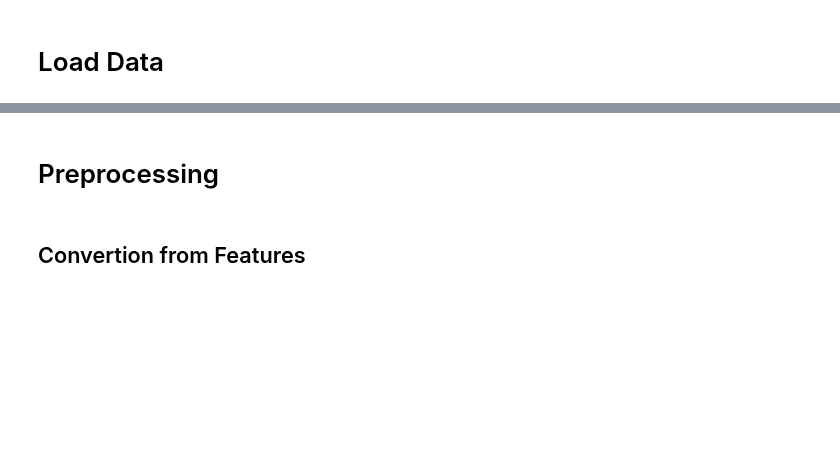
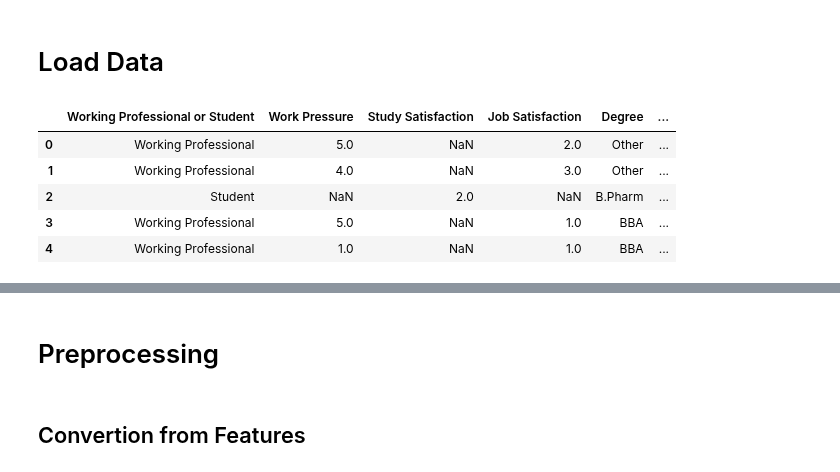
Before and after one commit to mailmezorro/playground-series-s4e11, a Jupyter notebook: Preprocessing/playground-series-s4e11-preprocessing.ipynb, the cells around one changed output, grey strips where cells are left out. Cells and saved outputs as stored; diff of their text form; code cells hidden in the pictures; blank space fills up the shorter version.

```diff
--- a/Preprocessing/playground-series-s4e11-preprocessing.ipynb
+++ b/Preprocessing/playground-series-s4e11-preprocessing.ipynb
@@ -60,3 +61,12 @@ original_data = pd.read_csv(data_path + '/depression-surveydataset-for-analysis/
 
 train_concat_data = pd.read_csv(data_path + '/s4-e11-train-concat/s4-e11-train-concat.csv')
 test_concat_data = pd.read_csv(data_path + '/s4-e11-test-concat/s4-e11-test-concat.csv')
+# %%
+train_concat_data.head()
+# %% [output]
+|  | Working Professional or Student | Work Pressure | Study Satisfaction | Job Satisfaction | Degree | ... |
+| 0 | Working Professional | 5.0 | NaN | 2.0 | Other | ... |
+| 1 | Working Professional | 4.0 | NaN | 3.0 | Other | ... |
+| 2 | Student | NaN | 2.0 | NaN | B.Pharm | ... |
+| 3 | Working Professional | 5.0 | NaN | 1.0 | BBA | ... |
+| 4 | Working Professional | 1.0 | NaN | 1.0 | BBA | ... |
```
Also changed, not shown: parts of 8 cells of this notebook, 3 other files.
